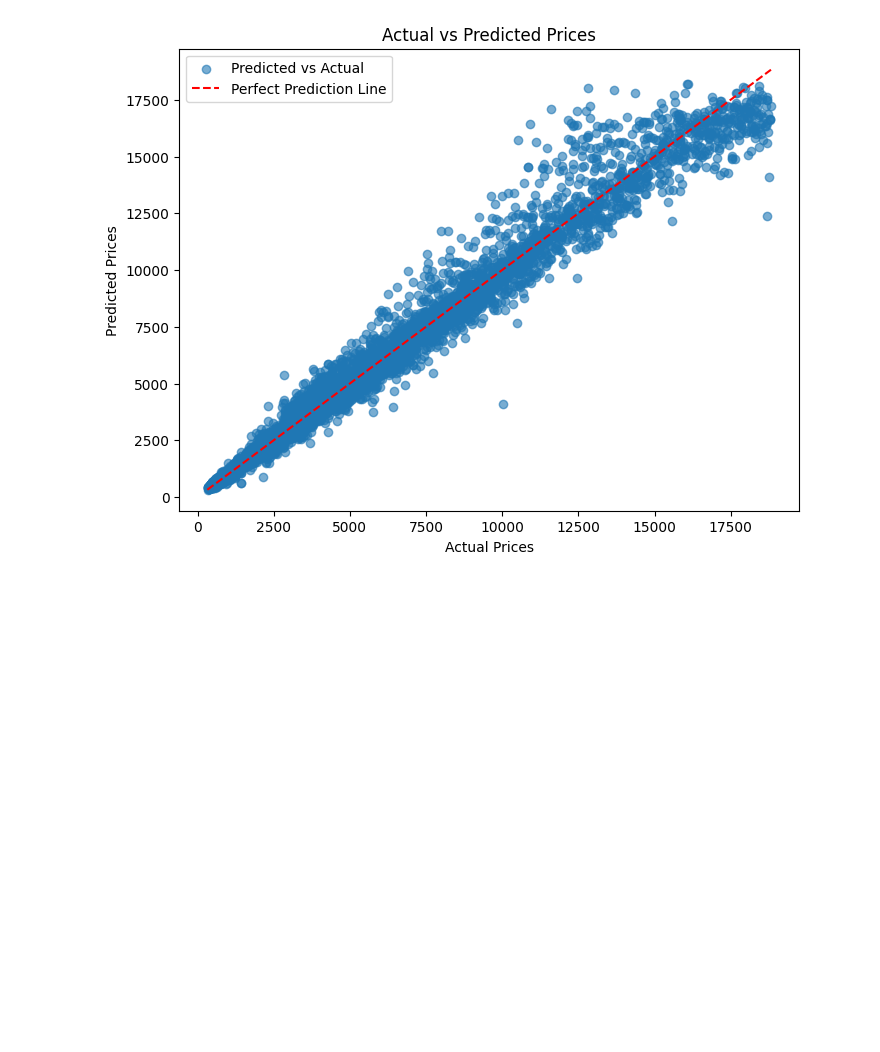
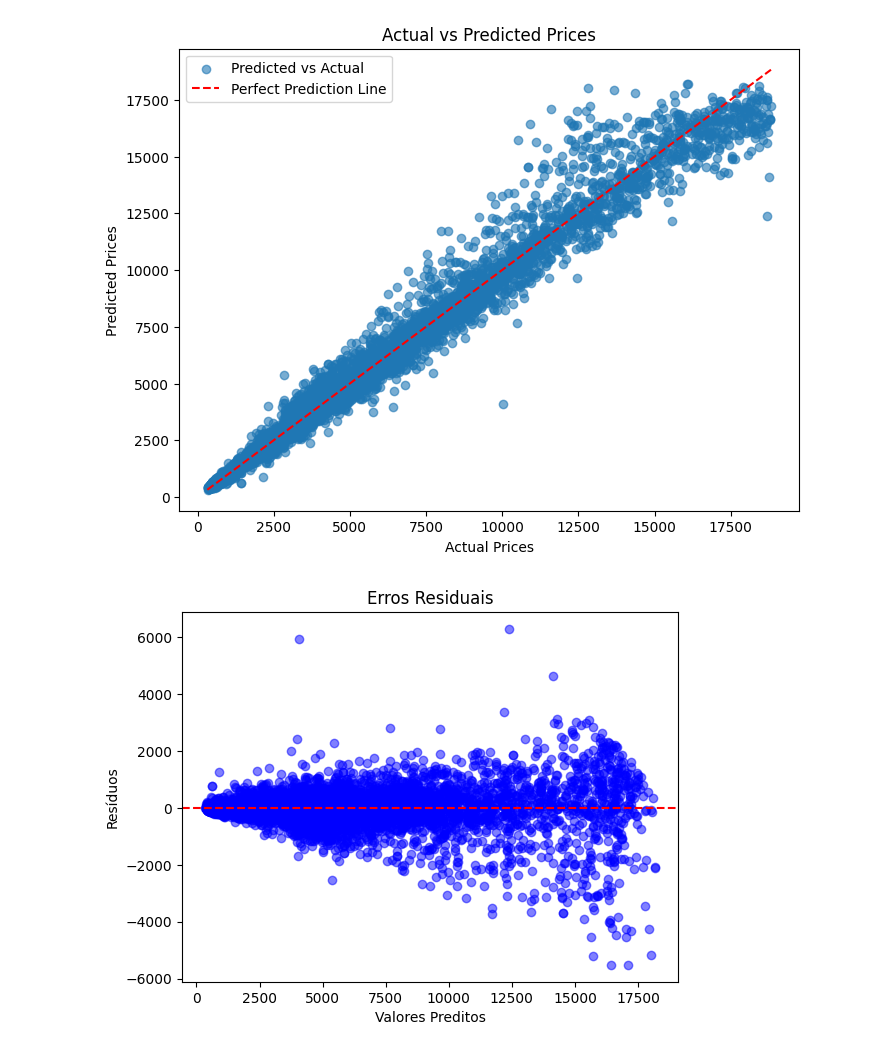
Before and after one commit to Turma1174/projetoML2, a Jupyter notebook: regressao_bagging_boosting.ipynb, the cells around one changed output. Saved outputs shown, nothing was run; the diff lists cells and outputs as text; code cells hidden in the pictures; blank space fills up the shorter version.

```diff
--- a/regressao_bagging_boosting.ipynb
+++ b/regressao_bagging_boosting.ipynb
@@ -208,3 +234,16 @@ Test MSE: 280468.76
 Test R²: 0.98
 Test RMSE: 529.59
 [figure]
+# %%
+# Calculando os resíduos (erro)
+residuals = y_test - y_pred_test
+
+# Gráfico de erro residual
+plt.scatter(y_pred_test, residuals, color='blue', alpha=0.5)
+plt.axhline(y=0, color='r', linestyle='--')
+plt.title("Erros Residuais")
+plt.xlabel("Valores Preditos")
+plt.ylabel("Resíduos")
+plt.show()
+# %% [output]
+[figure, added]
```
Also changed, not shown: parts of 5 cells of this notebook, 1 other file.
